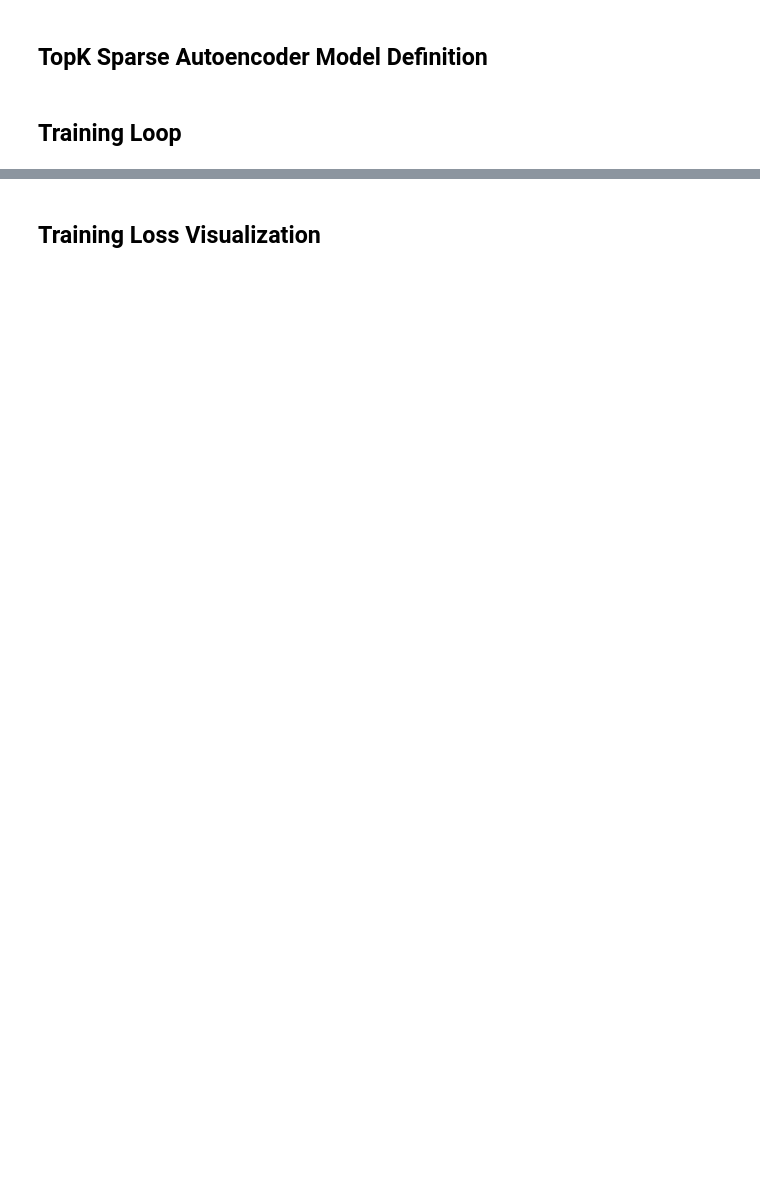
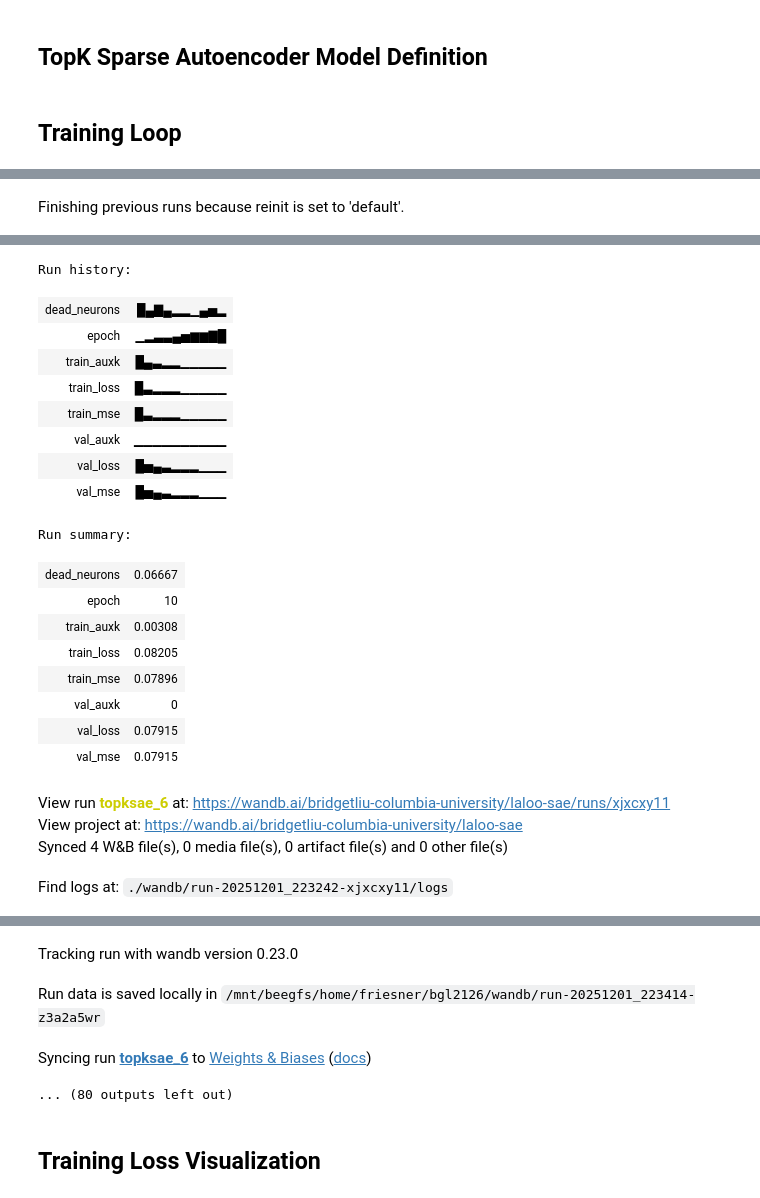
Before and after one commit to yuen-liu/laloo-sae, a Jupyter notebook: notebooks/v1.ipynb, the cells around one changed output, grey strips where cells are left out. Drawn from its saved outputs; the diff is of its cells as text; code cells hidden in the pictures; blank space fills up the shorter version.

```diff
--- a/notebooks/v1.ipynb
+++ b/notebooks/v1.ipynb
@@ -311,6 +337,14 @@ class TopKSAE(nn.Module):
         std = x.std(dim=-1, keepdim=True)
         x_norm = (x - mu) / (std + eps)
         return x_norm, mu, std
+
+    def _tie_decoder_weights(self):
+        """
+        Normalizes the decoder weights to have unit norm.
+        This ensures that the magnitude of features is encoded in the activations,
+        not the weights.
+        """
+        self.w_dec.data /= self.w_dec.data.norm(dim=0, keepdim=True)
 
     def topK_activation(self, x, k):
         """
@@ -430,6 +464,10 @@ class TopKSAE(nn.Module):
         recons = recons * std + mu
         return recons
 
+    @torch.no_grad()
+    def reset_usage_tracking(self):
+        self.stats_last_nonzero.zero_()
+
 def loss_fn(
     x: torch.Tensor, recons: torch.Tensor, auxk: Optional[torch.Tensor] = None
 ) -> tuple[torch.Tensor, torch.Tensor]:
@@ -459,4 +497,32 @@ def loss_fn(
     return mse_loss, auxk_loss
 # %% [markdown]
 ## Training Loop
+# %%
+# Training loop: Plain PyTorch (no wandb, no lightning)
+import torch
+from torch.utils.data import DataLoader, TensorDataset
+
+# Hyperparameters
+batch_size = 64
+lr = 1e-3
+max_epochs = 100
+k_values = [6, 8, 12, 15, 20, 30]
+# 6 is most sparse (6/120, 95% sparsity)
+# 8 is very sparse (8/120, 93% sparsity)
+# 15 is less sparse (15/120, 87.5% sparsity)
+# 20 is more dense (20/120, 83.3% sparsity)
+# 30 is least sparse (30/120, 75% sparsity)
+hidden_dim = 120
+input_dim = 30
+
+# Dataset + DataLoader
+train_dataset = TensorDataset(X_train_tensor)
+val_dataset = TensorDataset(X_val_tensor)
+
+train_loader = DataLoader(train_dataset, batch_size=batch_size, shuffle=True)
+val_loader = DataLoader(val_dataset, batch_size=batch_size, shuffle=False)
+
+# Directory to save models and histories
+model_dir = 'projects/laloo-sae/models/sweepk'  # models directory in project root
+os.makedirs(model_dir, exist_ok=True)
 # %%
@@ -631,0 +664,6 @@ Training history saved to 'projects/laloo-sae/models/training_history.pkl'
+# %%
+trained_models = {}
+for k in k_values:
+    trained_models[k] = train_sae(k, hidden_dim, input_dim, batch_size, lr, max_epochs)
+# %% [output]
+Finishing previous runs because reinit is set to 'default'.
@@ -631,0 +671,22 @@ Training history saved to 'projects/laloo-sae/models/training_history.pkl'
+Run history:
+| dead_neurons | █▄▇▄▂▂▁▄▅▂ |
+| epoch | ▁▂▃▃▄▅▆▆▇█ |
+| train_auxk | █▄▃▂▂▁▁▁▁▁ |
+| train_loss | █▃▂▂▂▁▁▁▁▁ |
+| train_mse | █▃▂▂▂▁▁▁▁▁ |
+| val_auxk | ▁▁▁▁▁▁▁▁▁▁ |
+| val_loss | █▅▄▃▂▂▂▁▁▁ |
+| val_mse | █▅▄▃▂▂▂▁▁▁ |
+Run summary:
+| dead_neurons | 0.06667 |
+| epoch | 10 |
+| train_auxk | 0.00308 |
+| train_loss | 0.08205 |
+| train_mse | 0.07896 |
+| val_auxk | 0 |
+| val_loss | 0.07915 |
+| val_mse | 0.07915 |
+View run topksae_6 at: https://wandb.ai/bridgetliu-columbia-university/laloo-sae/runs/xjxcxy11
+View project at: https://wandb.ai/bridgetliu-columbia-university/laloo-sae
+Synced 4 W&B file(s), 0 media file(s), 0 artifact file(s) and 0 other file(s)
+Find logs at: ./wandb/run-20251201_223242-xjxcxy11/logs
@@ -632,2 +694,6 @@ Training history saved to 'projects/laloo-sae/models/training_history.pkl'
+Tracking run with wandb version 0.23.0
+Run data is saved locally in /mnt/beegfs/home/friesner/bgl2126/wandb/run-20251201_223414-z3a2a5wr
+Syncing run topksae_6 to Weights & Biases (docs)
+... (80 outputs left out)
 # %% [markdown]
 ## Training Loss Visualization
```
Also changed, not shown: parts of 25 cells of this notebook.
